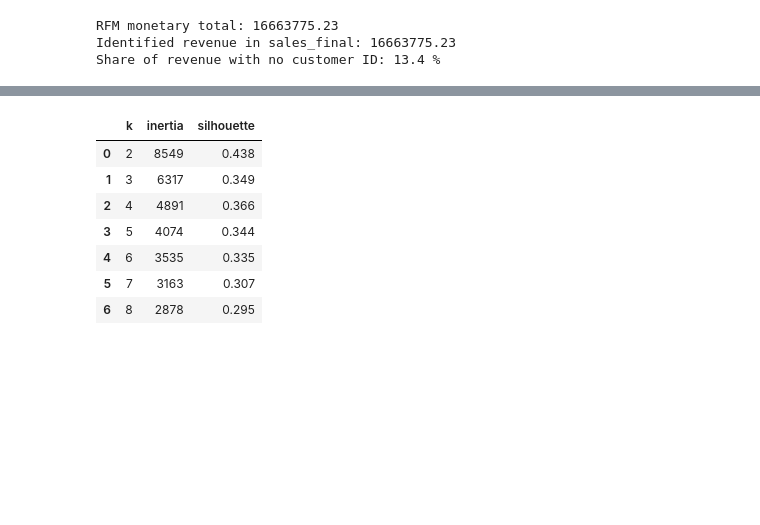
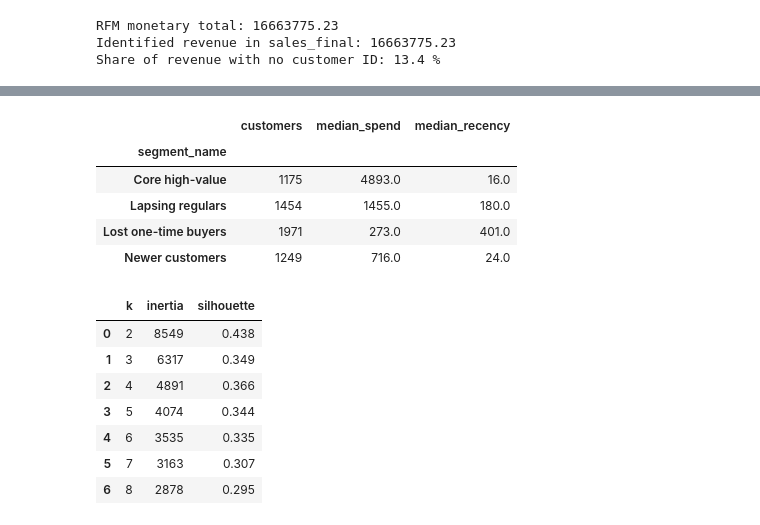
Before and after one commit to golubdiana/online-retail-analysis, a Jupyter notebook: notebooks/03_rfm_segmentation.ipynb, the cells around one changed output, grey strips where cells are left out. Cells and saved outputs as stored; diff of their text form; code cells hidden in the pictures; blank space fills up the shorter version.

Commit message:
Tidy segment export and rerun notebooks

```diff
--- a/notebooks/03_rfm_segmentation.ipynb
+++ b/notebooks/03_rfm_segmentation.ipynb
@@ -62,6 +104,24 @@ display(profile.round(0).sort_values("median_spend", ascending=False))
 | 3 | 1454 | 180.0 | 5.0 | 1455.0 | 2758285.0 | 25.0 | 17.0 |
 | 2 | 1249 | 24.0 | 3.0 | 716.0 | 1046641.0 | 21.0 | 6.0 |
 | 0 | 1971 | 401.0 | 1.0 | 273.0 | 624595.0 | 34.0 | 4.0 |
+# %%
+names = {1: "Core high-value", 3: "Lapsing regulars", 2: "Newer customers", 0: "Lost one-time buyers"}
+rfm["segment_name"] = rfm["segment"].map(names)
+
+# Safety check: the segment numbers must match the profile we analysed
+check = rfm.groupby("segment_name").agg(
+    customers=("monetary", "size"),
+    median_spend=("monetary", "median"),
+    median_recency=("recency", "median"),
+)
+display(check.round(0))
+# %% [output]
+|  | customers | median_spend | median_recency |
+| segment_name |  |  |  |
+| Core high-value | 1175 | 4893.0 | 16.0 |
+| Lapsing regulars | 1454 | 1455.0 | 180.0 |
+| Lost one-time buyers | 1971 | 273.0 | 401.0 |
+| Newer customers | 1249 | 716.0 | 24.0 |
 # %%
 def kmeans(X, k, n_init=10, max_iter=100, seed=42):
     rng = np.random.default_rng(seed)
```
Also changed, not shown: parts of 2 cells of this notebook, 3 other files.
